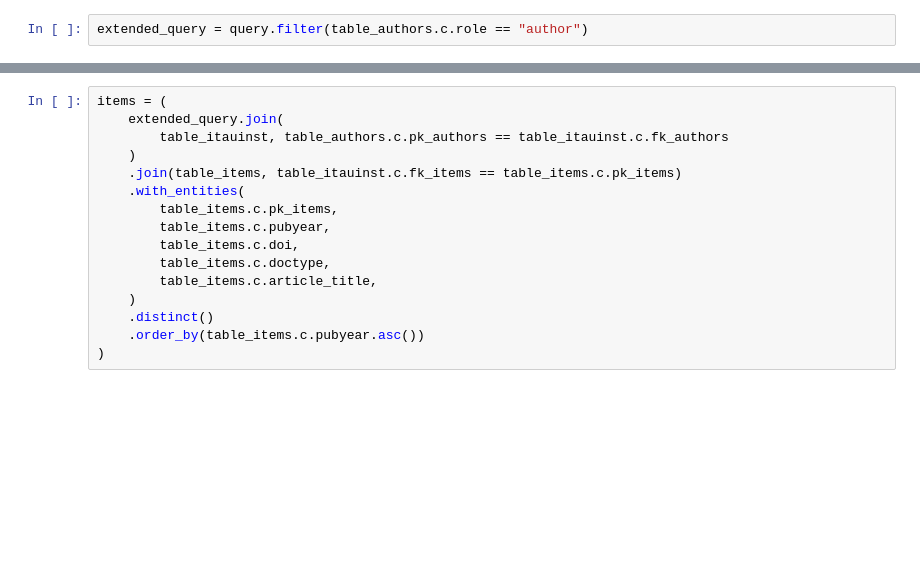
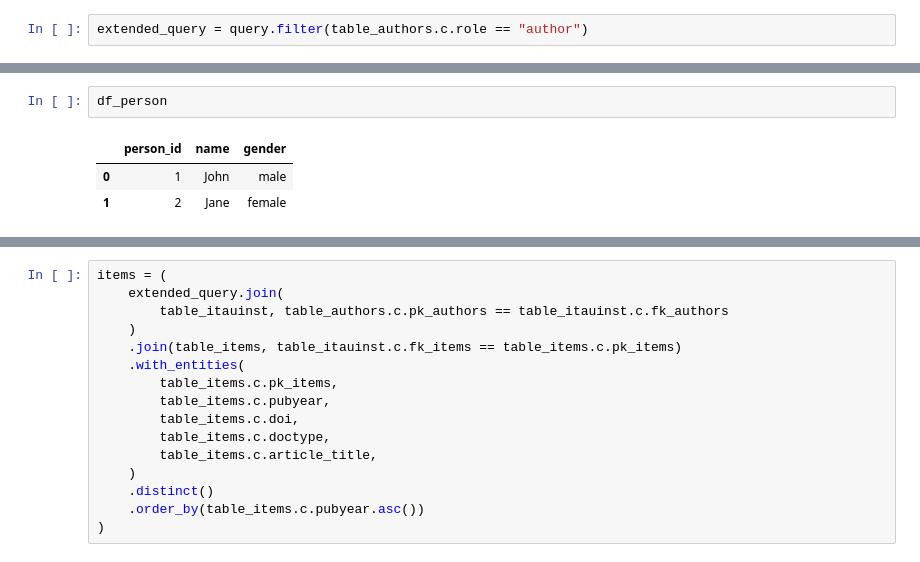
Before and after one commit to luerhard/abd_workshop_2021, a Jupyter notebook: notebooks/01-Session1/01-basic_sqlalchemy_core_kb.ipynb, the cells around one changed output, grey strips where cells are left out. Drawn from its saved outputs; the diff is of its cells as text; blank space fills up the shorter version.

```diff
--- a/notebooks/01-Session1/01-basic_sqlalchemy_core_kb.ipynb
+++ b/notebooks/01-Session1/01-basic_sqlalchemy_core_kb.ipynb
@@ -179,0 +181,6 @@ pd.read_sql(extended_query.statement, engine)
+# %%
+df_person
+# %% [output]
+|  | person_id | name | gender |
+| 0 | 1 | John | male |
+| 1 | 2 | Jane | female |
```
Also changed, not shown: parts of 12 cells of this notebook.
